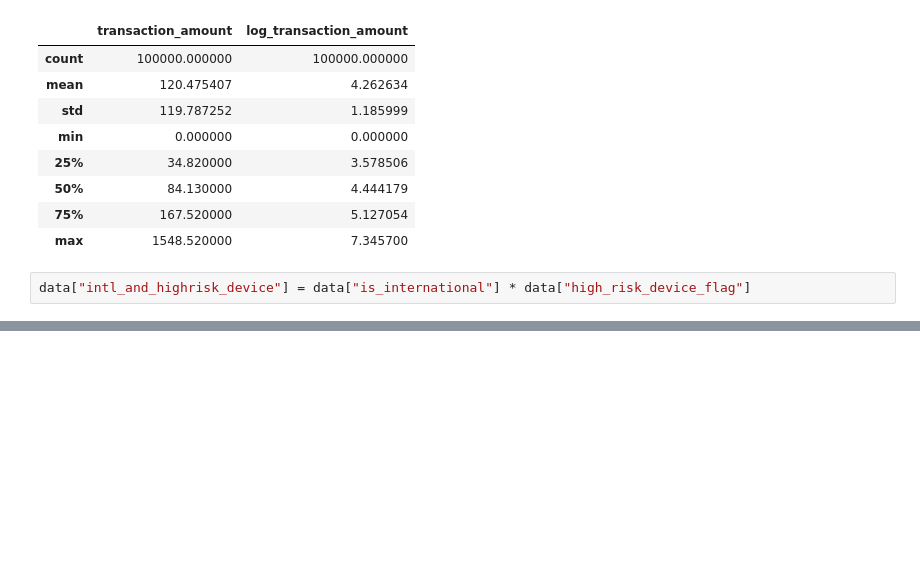
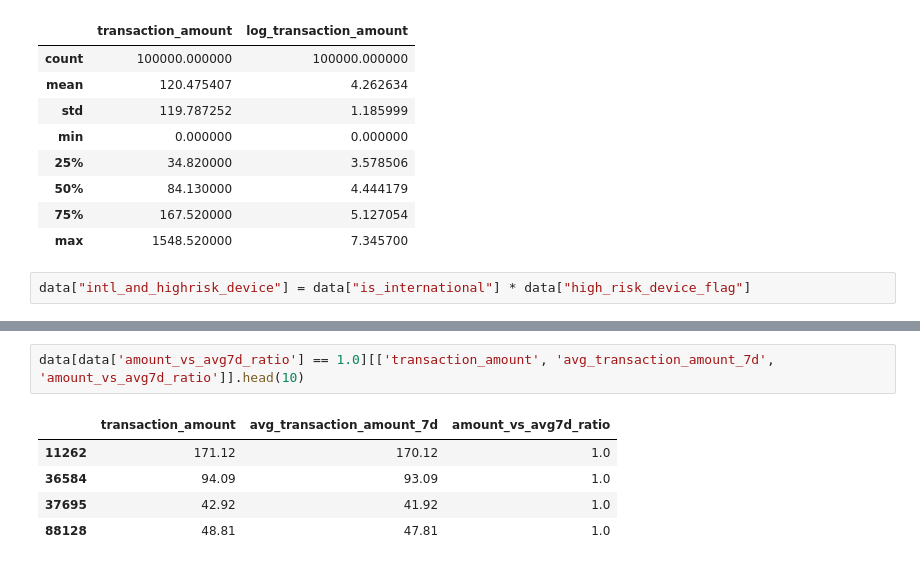
Before and after one commit to adityad12/fraud_detection, a Jupyter notebook: 01_eda.ipynb, the cells around one changed output, grey strips where cells are left out. Saved outputs shown, nothing was run; the diff lists cells and outputs as text; blank space fills up the shorter version.

```diff
--- a/01_eda.ipynb
+++ b/01_eda.ipynb
@@ -287,0 +311,8 @@ data["intl_and_highrisk_device"] = data["is_international"] * data["high_risk_de
+# %%
+data[data['amount_vs_avg7d_ratio'] == 1.0][['transaction_amount', 'avg_transaction_amount_7d', 'amount_vs_avg7d_ratio']].head(10)
+# %% [output]
+|  | transaction_amount | avg_transaction_amount_7d | amount_vs_avg7d_ratio |
+| 11262 | 171.12 | 170.12 | 1.0 |
+| 36584 | 94.09 | 93.09 | 1.0 |
+| 37695 | 42.92 | 41.92 | 1.0 |
+| 88128 | 48.81 | 47.81 | 1.0 |
```
Also changed, not shown: parts of 19 cells of this notebook.
